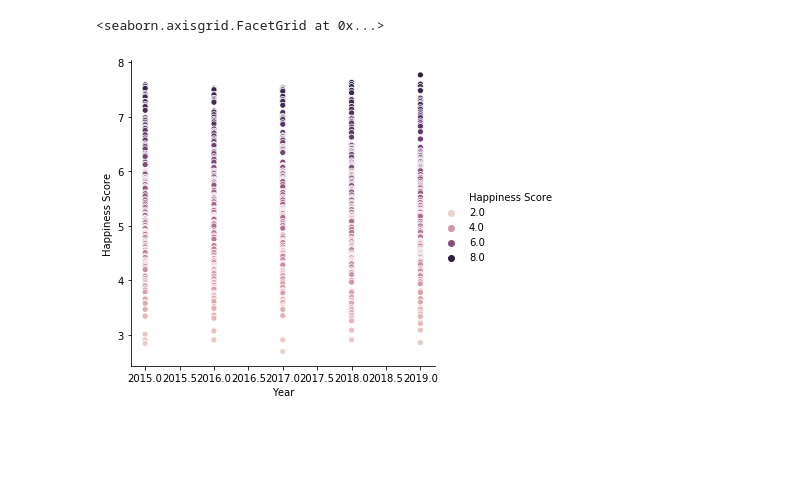
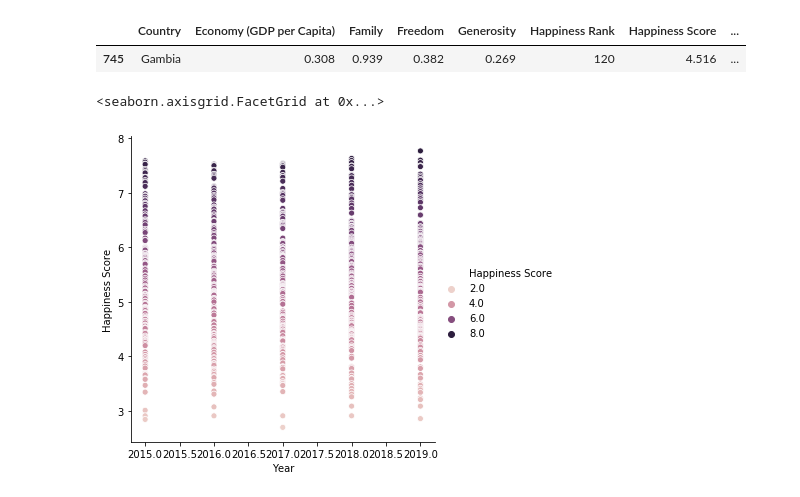
Before and after one commit to sb-olr/HappinessProject_data-analysis, a Jupyter notebook: DataViz.ipynb, the cells around one changed output. Cells and saved outputs as stored; diff of their text form; code cells hidden in the pictures; blank space fills up the shorter version.

```diff
--- a/DataViz.ipynb
+++ b/DataViz.ipynb
@@ -52,6 +47,11 @@ Index(['Unnamed: 0', 'Country', 'Economy (GDP per Capita)', 'Family',
        'Health (Life Expectancy)', 'Region', 'Trust (Government Corruption)',
        'Year'],
       dtype='object')
+# %%
+data1[data1.Country == "Gambia"].head()
+# %% [output]
+|  | Country | Economy (GDP per Capita) | Family | Freedom | Generosity | Happiness Rank | Happiness Score | ... |
+| 745 | Gambia | 0.308 | 0.939 | 0.382 | 0.269 | 120 | 4.516 | ... |
 # %%
 sns.relplot(x="Year",y="Happiness Score",hue="Happiness Score", data=data1)
 # %% [output]
```
Also changed, not shown: parts of 5 cells of this notebook, 2 other files.
